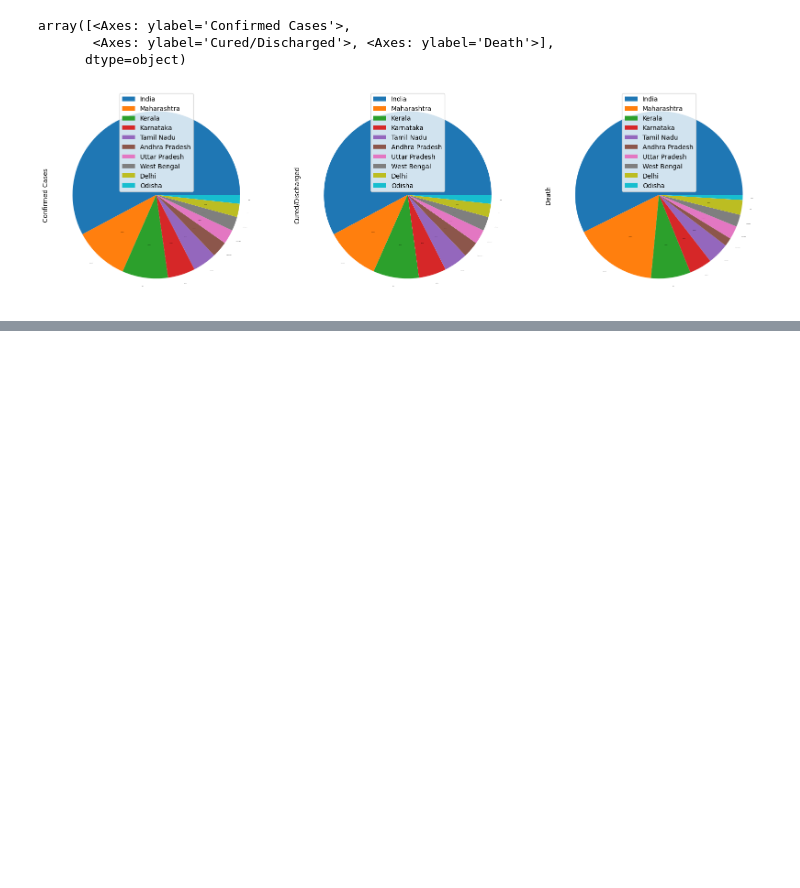
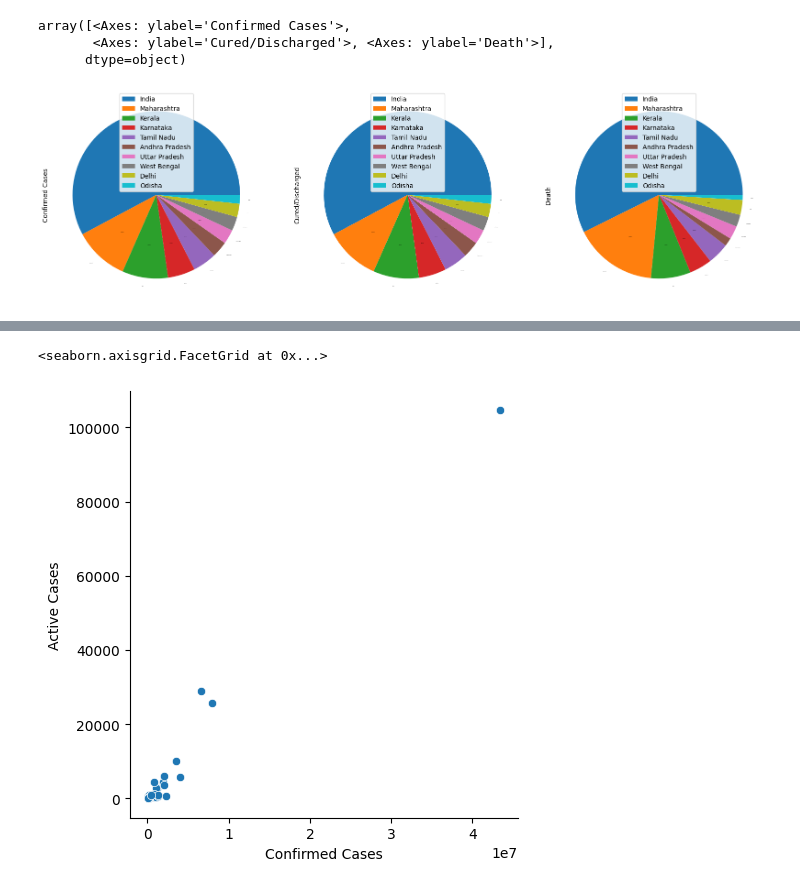
Before and after one commit to 1994shuklaanand/covid19-data-analysis, a Jupyter notebook: covid19_analysis.ipynb, the cells around one changed output, grey strips where cells are left out. Cells and saved outputs as stored; diff of their text form; code cells hidden in the pictures; blank space fills up the shorter version.

```diff
--- a/covid19_analysis.ipynb
+++ b/covid19_analysis.ipynb
@@ -207,0 +230,5 @@ NameError: ignored
+# %%
+sns.relplot(x='Confirmed Cases',y='Active Cases',data=data)
+# %% [output]
+<seaborn.axisgrid.FacetGrid at 0x...>
+[figure, added]
```
Also changed, not shown: parts of 6 cells of this notebook.
